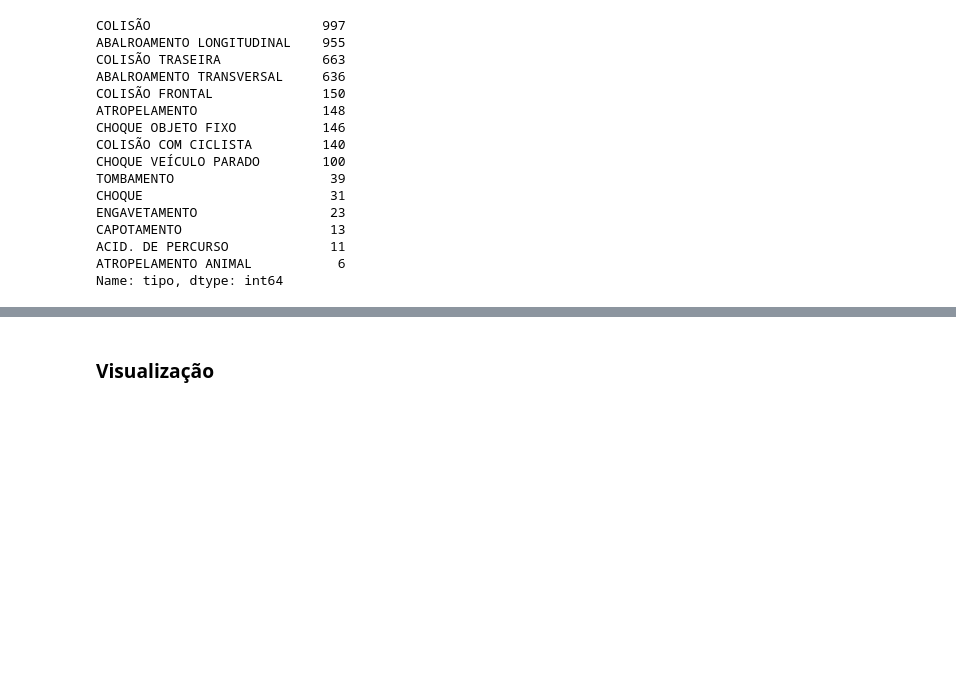
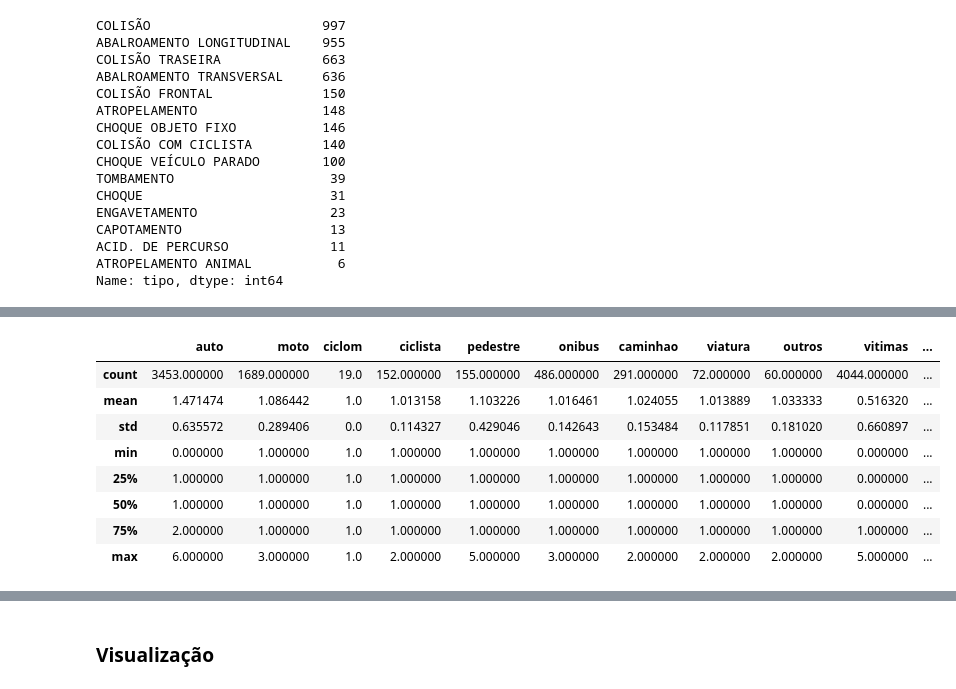
Before and after one commit to eduardoluiz7/IF697---Projeto-Ci-ncia-de-Dados, a Jupyter notebook: Projeto DataScience.ipynb, the cells around one changed output, grey strips where cells are left out. Drawn from its saved outputs; the diff is of its cells as text; code cells hidden in the pictures; blank space fills up the shorter version.

Commit message:
describe do dataset

```diff
--- a/Projeto DataScience.ipynb
+++ b/Projeto DataScience.ipynb
@@ -247,0 +227,12 @@ dtype: object
+# %%
+main_df.describe()
+# %% [output]
+|  | auto | moto | ciclom | ciclista | pedestre | onibus | caminhao | viatura | outros | vitimas | ... |
+| count | 3453.000000 | 1689.000000 | 19.0 | 152.000000 | 155.000000 | 486.000000 | 291.000000 | 72.000000 | 60.000000 | 4044.000000 | ... |
+| mean | 1.471474 | 1.086442 | 1.0 | 1.013158 | 1.103226 | 1.016461 | 1.024055 | 1.013889 | 1.033333 | 0.516320 | ... |
+| std | 0.635572 | 0.289406 | 0.0 | 0.114327 | 0.429046 | 0.142643 | 0.153484 | 0.117851 | 0.181020 | 0.660897 | ... |
+| min | 0.000000 | 1.000000 | 1.0 | 1.000000 | 1.000000 | 1.000000 | 1.000000 | 1.000000 | 1.000000 | 0.000000 | ... |
+| 25% | 1.000000 | 1.000000 | 1.0 | 1.000000 | 1.000000 | 1.000000 | 1.000000 | 1.000000 | 1.000000 | 0.000000 | ... |
+| 50% | 1.000000 | 1.000000 | 1.0 | 1.000000 | 1.000000 | 1.000000 | 1.000000 | 1.000000 | 1.000000 | 0.000000 | ... |
+| 75% | 2.000000 | 1.000000 | 1.0 | 1.000000 | 1.000000 | 1.000000 | 1.000000 | 1.000000 | 1.000000 | 1.000000 | ... |
+| max | 6.000000 | 3.000000 | 1.0 | 2.000000 | 5.000000 | 3.000000 | 2.000000 | 2.000000 | 2.000000 | 5.000000 | ... |
```
Also changed, not shown: parts of 13 cells of this notebook.
